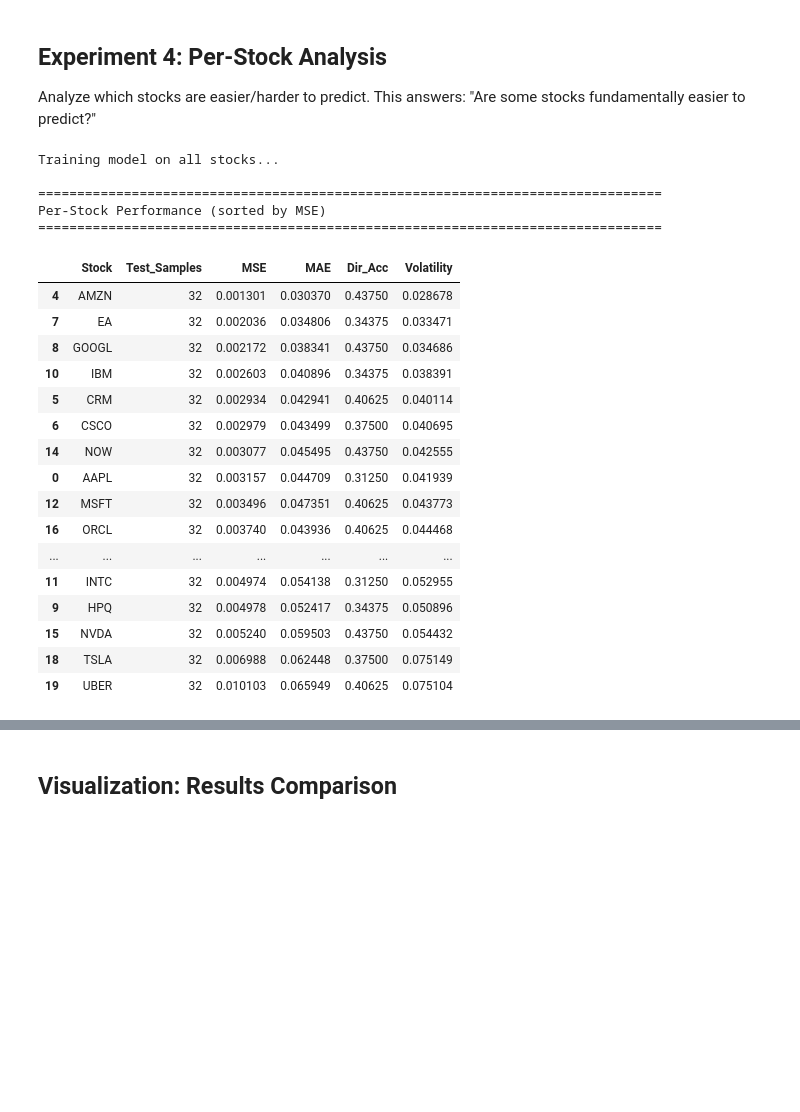
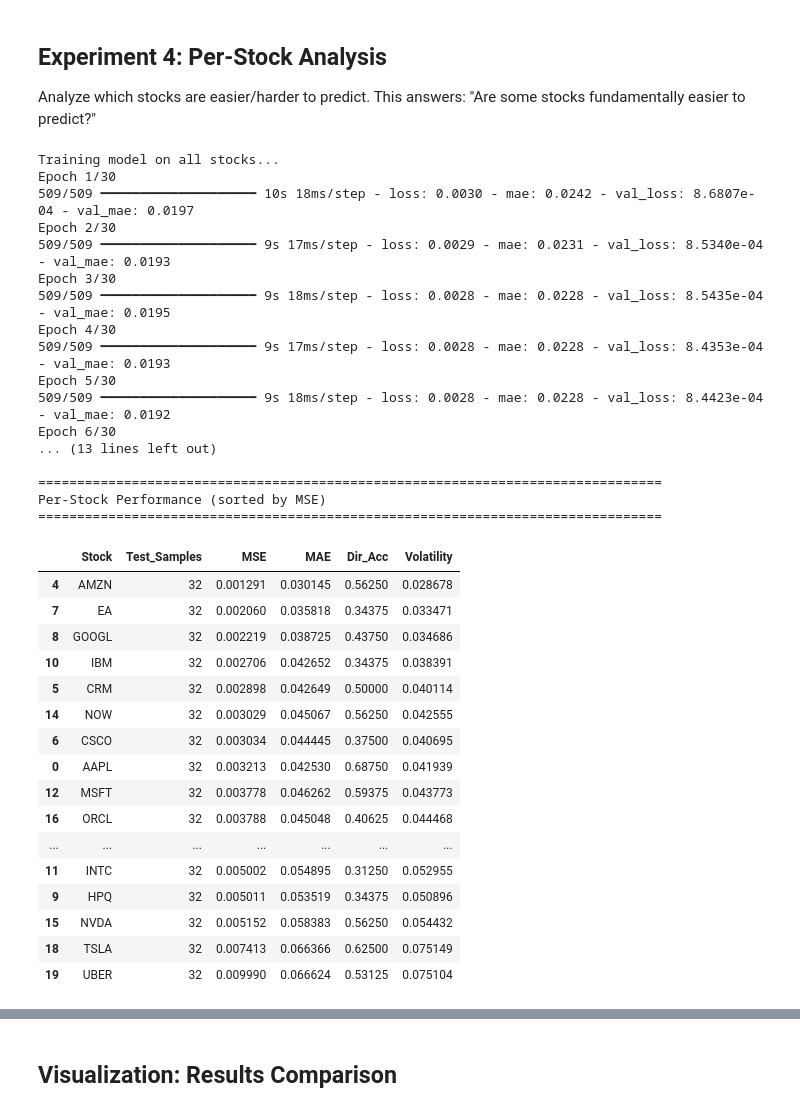
Before and after one commit to BrnDnzDzgn/Stock_Price_Predictor, a Jupyter notebook: 2_modeling_with_l2.ipynb, the cells around one changed output, grey strips where cells are left out. Saved outputs shown, nothing was run; the diff lists cells and outputs as text; code cells hidden in the pictures; blank space fills up the shorter version.

Commit message:
new experiments added inside modeling, model results need more inspection, simple agent added

```diff
--- a/2_modeling_with_l2.ipynb
+++ b/2_modeling_with_l2.ipynb
@@ -69,7 +74,7 @@ def subset_stocks(df, n):
 - This prevents weights from becoming too large
 - Helps prevent overfitting and improves generalization
 # %%
-def build_lstm_model(window, n_features, l2_lambda=0.01):
+def build_lstm_model(window, n_features, l2_lambda=0):
     """
     Build an LSTM model with L2 regularization.
 
@@ -88,23 +93,23 @@ def build_lstm_model(window, n_features, l2_lambda=0.01):
         # kernel_regularizer: regularizes input-to-hidden weights
         # recurrent_regularizer: regularizes hidden-to-hidden weights
         layers.LSTM(
-            64,
+            128,
             return_sequences=True,
             kernel_regularizer=regularizers.l2(l2_lambda),
             recurrent_regularizer=regularizers.l2(l2_lambda)
         ),
 
         # Dropout for additional regularization
-        layers.Dropout(0.3),
+        layers.Dropout(0.2),
 
         # Second LSTM layer with L2 regularization
         layers.LSTM(
-            32,
+            64,
             kernel_regularizer=regularizers.l2(l2_lambda),
             recurrent_regularizer=regularizers.l2(l2_lambda)
         ),
 
-        layers.Dropout(0.3),
+        layers.Dropout(0.2),
 
         # Dense layer with L2 regularization
         layers.Dense(
@@ -113,7 +118,7 @@ def build_lstm_model(window, n_features, l2_lambda=0.01):
             kernel_regularizer=regularizers.l2(l2_lambda)
         ),
 
-        layers.Dropout(0.2),
+        layers.Dropout(0.1),
 
         # Output layer
         layers.Dense(1)
@@ -130,7 +135,7 @@ def train_model(model, X_train, y_train, epochs=30, batch_size=256, verbose=1):
     """
     # Compile model
     model.compile(
-        optimizer=optimizers.Adam(learning_rate=1e-3),
+        optimizer=optimizers.Adam(learning_rate=1e-2),
         loss="mse",
         metrics=[tf.keras.metrics.MeanAbsoluteError(name="mae")]
     )
@@ -161,10 +166,6 @@ Test how the number of training stocks affects model performance.
 - More stocks = more training data
 - But also more diversity in patterns to learn
 # %%
-WINDOW = 30
-HORIZON = 1
-L2_LAMBDA = 0.01  # L2 regularization strength
-
 stock_experiments = []
 
 for n_stocks in [5, 10, 20]:
@@ -187,7 +188,7 @@ for n_stocks in [5, 10, 20]:
     tf.keras.backend.clear_session()
     tf.random.set_seed(42)
 
-    model = build_lstm_model(WINDOW, X_train.shape[2], l2_lambda=L2_LAMBDA)
+    model = build_lstm_model(WINDOW, X_train.shape[2], l2_lambda=0)
     history = train_model(model, X_train, y_train, verbose=1)
 
     # Evaluate
@@ -405,3 +406,16 @@ SUMMARY: Combined Experiments
 | 2 | 20 | 10 | 144320 | 0.005075 | 0.056017 | 0.428261 |
 | 3 | 5 | 10 | 43821 | 0.004263 | 0.052808 | 0.443478 |
 | 4 | 20 | 1 | 144500 | 0.003994 | 0.047744 | 0.401562 |
+# %%
+def build_lstm_model(window, n_features):
+    model = models.Sequential([
+        layers.Input(shape=(window, n_features)),
+        layers.LSTM(128, return_sequences=True, activation='tanh'),
+        layers.BatchNormalization(),
+        layers.LSTM(64, activation='tanh'),
+        layers.BatchNormalization(),
+        layers.Dense(32, activation='tanh'),
+        layers.BatchNormalization(),
+        layers.Dense(1)
+    ])
+    return model
@@ -418,8 +563,8 @@ X_train_all, y_train_all = make_sequences(train_df, WINDOW, HORIZON)
 tf.keras.backend.clear_session()
 tf.random.set_seed(42)
 
-model_all = build_lstm_model(WINDOW, X_train_all.shape[2], l2_lambda=L2_LAMBDA)
-history = train_model(model_all, X_train_all, y_train_all, verbose=0)
+model_all = build_lstm_model(WINDOW, X_train_all.shape[2])
+history = train_model(model_all, X_train_all, y_train_all, verbose=1)
 
 # Evaluate on each stock separately
 per_stock_results = []
@@ -445,47 +590,59 @@ for stock in sorted(test_df["Stock"].unique()):
     per_stock_results.append({
         "Stock": stock,
         "Test_Samples": len(X_stock),
         "MSE": mse,
         "MAE": mae,
         "Dir_Acc": dir_acc,
         "Volatility": volatility
     })
 
 model_all.save("1day_model.keras")
 
 per_stock_df = pd.DataFrame(per_stock_results)
 per_stock_df = per_stock_df.sort_values("MSE")
 
 print(f"\n{'='*80}")
 print("Per-Stock Performance (sorted by MSE)")
 print('='*80)
 display(per_stock_df)
 
 # Correlation analysis
 print("\nCorrelation between Volatility and Prediction Error:")
 print(f"MSE vs Volatility: {per_stock_df['MSE'].corr(per_stock_df['Volatility']):.4f}")
 print(f"MAE vs Volatility: {per_stock_df['MAE'].corr(per_stock_df['Volatility']):.4f}")
 # %% [output]
 Training model on all stocks...
+Epoch 1/30
+509/509 ━━━━━━━━━━━━━━━━━━━━ 10s 18ms/step - loss: 0.0030 - mae: 0.0242 - val_loss: 8.6807e-04 - val_mae: 0.0197
+Epoch 2/30
+509/509 ━━━━━━━━━━━━━━━━━━━━ 9s 17ms/step - loss: 0.0029 - mae: 0.0231 - val_loss: 8.5340e-04 - val_mae: 0.0193
+Epoch 3/30
+509/509 ━━━━━━━━━━━━━━━━━━━━ 9s 18ms/step - loss: 0.0028 - mae: 0.0228 - val_loss: 8.5435e-04 - val_mae: 0.0195
+Epoch 4/30
+509/509 ━━━━━━━━━━━━━━━━━━━━ 9s 17ms/step - loss: 0.0028 - mae: 0.0228 - val_loss: 8.4353e-04 - val_mae: 0.0193
+Epoch 5/30
+509/509 ━━━━━━━━━━━━━━━━━━━━ 9s 18ms/step - loss: 0.0028 - mae: 0.0228 - val_loss: 8.4423e-04 - val_mae: 0.0192
+Epoch 6/30
+... (13 lines left out)
 
 ================================================================================
 Per-Stock Performance (sorted by MSE)
 ================================================================================
 |  | Stock | Test_Samples | MSE | MAE | Dir_Acc | Volatility |
-| 4 | AMZN | 32 | 0.001301 | 0.030370 | 0.43750 | 0.028678 |
-| 7 | EA | 32 | 0.002036 | 0.034806 | 0.34375 | 0.033471 |
-| 8 | GOOGL | 32 | 0.002172 | 0.038341 | 0.43750 | 0.034686 |
-| 10 | IBM | 32 | 0.002603 | 0.040896 | 0.34375 | 0.038391 |
-| 5 | CRM | 32 | 0.002934 | 0.042941 | 0.40625 | 0.040114 |
-| 6 | CSCO | 32 | 0.002979 | 0.043499 | 0.37500 | 0.040695 |
-| 14 | NOW | 32 | 0.003077 | 0.045495 | 0.43750 | 0.042555 |
-| 0 | AAPL | 32 | 0.003157 | 0.044709 | 0.31250 | 0.041939 |
-| 12 | MSFT | 32 | 0.003496 | 0.047351 | 0.40625 | 0.043773 |
-| 16 | ORCL | 32 | 0.003740 | 0.043936 | 0.40625 | 0.044468 |
+| 4 | AMZN | 32 | 0.001291 | 0.030145 | 0.56250 | 0.028678 |
+| 7 | EA | 32 | 0.002060 | 0.035818 | 0.34375 | 0.033471 |
+| 8 | GOOGL | 32 | 0.002219 | 0.038725 | 0.43750 | 0.034686 |
+| 10 | IBM | 32 | 0.002706 | 0.042652 | 0.34375 | 0.038391 |
+| 5 | CRM | 32 | 0.002898 | 0.042649 | 0.50000 | 0.040114 |
+| 14 | NOW | 32 | 0.003029 | 0.045067 | 0.56250 | 0.042555 |
+| 6 | CSCO | 32 | 0.003034 | 0.044445 | 0.37500 | 0.040695 |
+| 0 | AAPL | 32 | 0.003213 | 0.042530 | 0.68750 | 0.041939 |
+| 12 | MSFT | 32 | 0.003778 | 0.046262 | 0.59375 | 0.043773 |
+| 16 | ORCL | 32 | 0.003788 | 0.045048 | 0.40625 | 0.044468 |
 | ... | ... | ... | ... | ... | ... | ... |
-| 11 | INTC | 32 | 0.004974 | 0.054138 | 0.31250 | 0.052955 |
-| 9 | HPQ | 32 | 0.004978 | 0.052417 | 0.34375 | 0.050896 |
-| 15 | NVDA | 32 | 0.005240 | 0.059503 | 0.43750 | 0.054432 |
-| 18 | TSLA | 32 | 0.006988 | 0.062448 | 0.37500 | 0.075149 |
-| 19 | UBER | 32 | 0.010103 | 0.065949 | 0.40625 | 0.075104 |
+| 11 | INTC | 32 | 0.005002 | 0.054895 | 0.31250 | 0.052955 |
+| 9 | HPQ | 32 | 0.005011 | 0.053519 | 0.34375 | 0.050896 |
+| 15 | NVDA | 32 | 0.005152 | 0.058383 | 0.56250 | 0.054432 |
+| 18 | TSLA | 32 | 0.007413 | 0.066366 | 0.62500 | 0.075149 |
+| 19 | UBER | 32 | 0.009990 | 0.066624 | 0.53125 | 0.075104 |
 Correlation between Volatility and Prediction Error:
```
Also changed, not shown: parts of 5 cells of this notebook, 1 other file.
